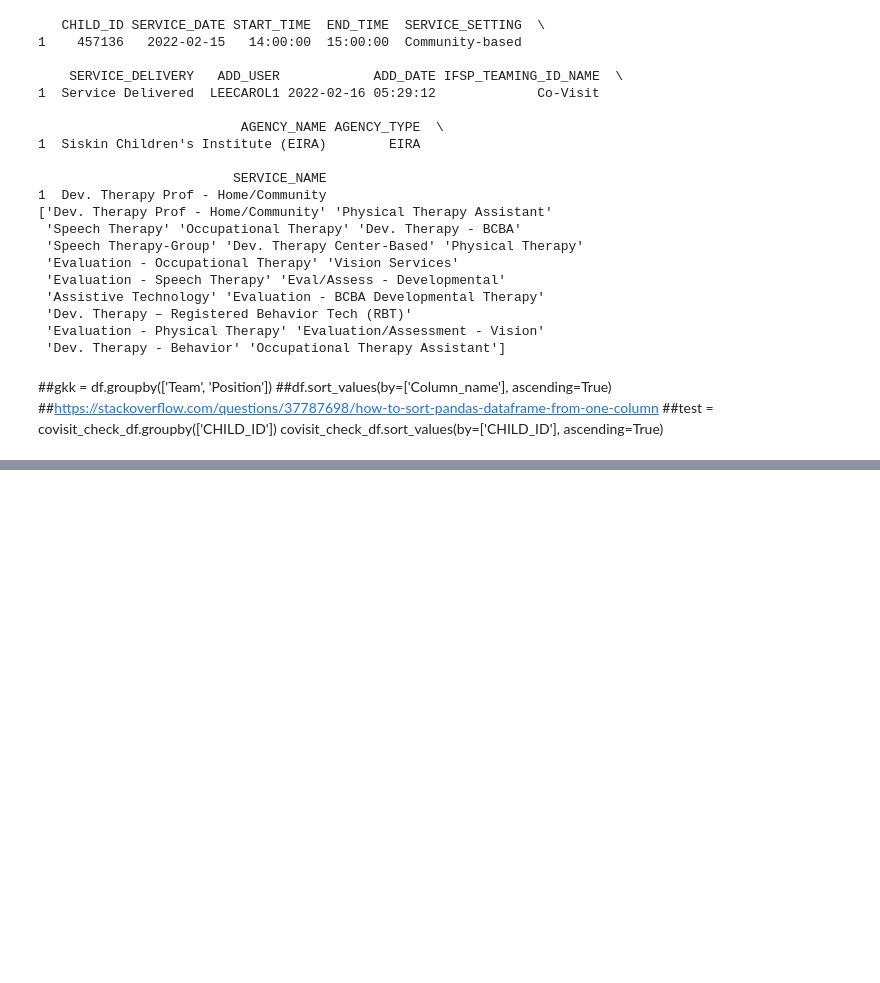
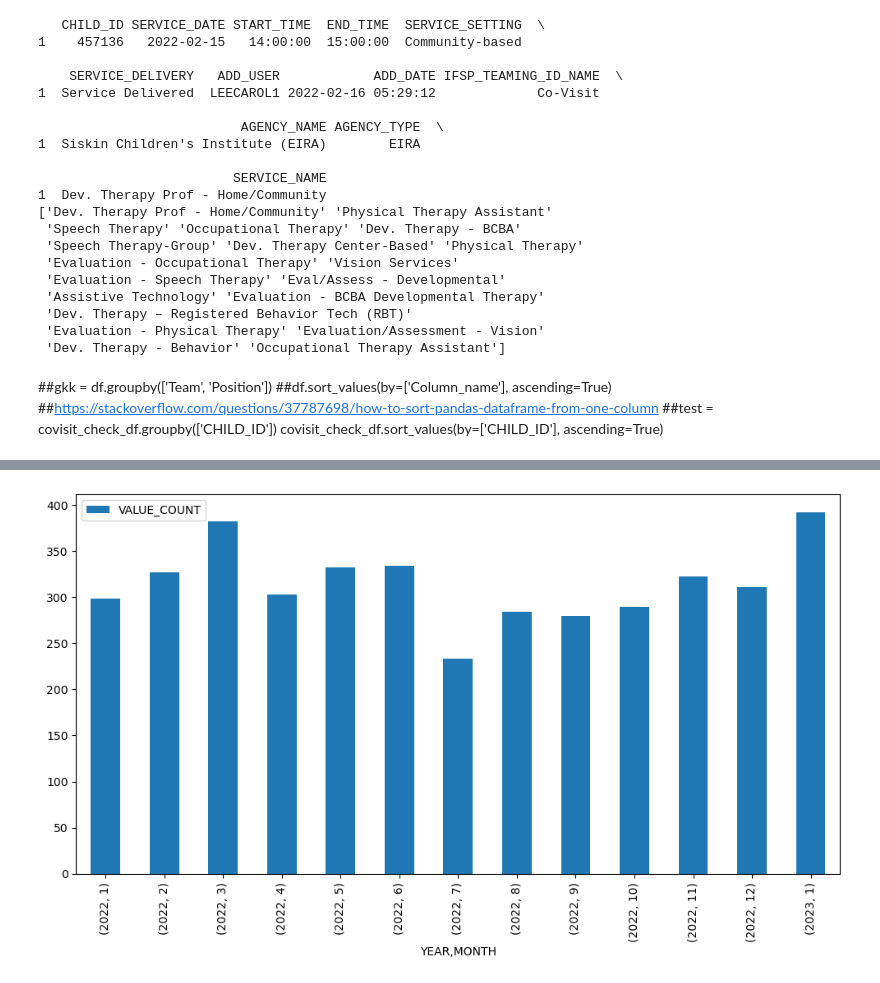
Before and after one commit to NSS-Data-Analytics-Cohort-8/teis_da8_1-sockswithsandals, a Jupyter notebook: notebooks/larry_teis.ipynb, the cells around one changed output, grey strips where cells are left out. Drawn from its saved outputs; the diff is of its cells as text; code cells hidden in the pictures; blank space fills up the shorter version.

```diff
--- a/notebooks/larry_teis.ipynb
+++ b/notebooks/larry_teis.ipynb
@@ -626,0 +733,5 @@ Name: VISIT_DIFF, dtype: timedelta64[ns]
+# %%
+service_date_groupby_df.plot.bar()
+plt.rcParams['figure.figsize'] = [12, 6]
+# %% [output]
+[figure, added]
```
Also changed, not shown: parts of 33 cells of this notebook.
